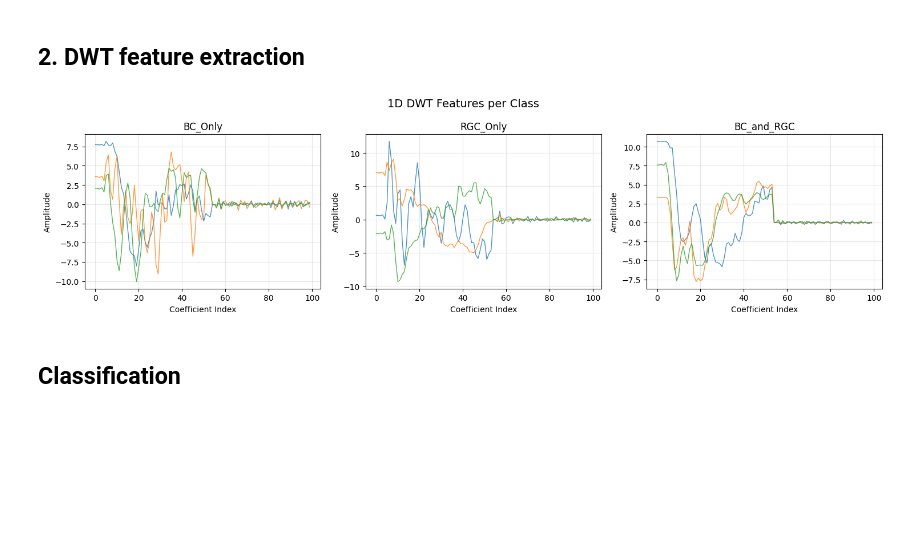
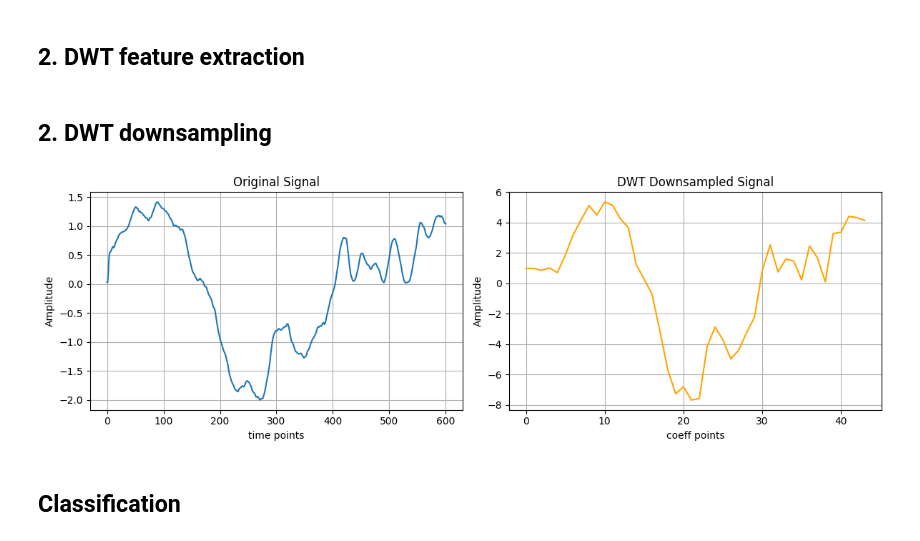
Before and after one commit to lillikiessling/VEP_Classifier, a Jupyter notebook: 1DCNN.ipynb, the cells around one changed output. Saved outputs shown, nothing was run; the diff lists cells and outputs as text; code cells hidden in the pictures; blank space fills up the shorter version.

Commit message:
dwt downsampling

```diff
--- a/1DCNN.ipynb
+++ b/1DCNN.ipynb
@@ -78,0 +35,18 @@ plt.show()
+# %%
+
+all_paths = load_dataset_paths(base_dir=OUTPUT_DIR, devices=DEVICES, labels=LABELS)
+
+# Example usage:
+
+prima_files_BC_only = all_paths["PRIMA"]["BC_Only"]
+prima_files_RGC_only = all_paths["PRIMA"]["RGC_Only"]
+prima_files_BC_and_RGC = all_paths["PRIMA"]["BC_and_RGC"]
+
+mp20_files_BC_only = all_paths["MP20"]["BC_Only"]
+mp20_files_RGC_only = all_paths["MP20"]["RGC_Only"]
+mp20_files_BC_and_RGC = all_paths["MP20"]["BC_and_RGC"]
+
+# print how many files are in each category
+print(f"PRIMA BC_Only files: {len(prima_files_BC_only)}")
+print(f"PRIMA RGC_Only files: {len(prima_files_RGC_only)}")
+print(f"PRIMA BC_and_RGC files: {len(prima_files_BC_and_RGC)}")
@@ -98,27 +145,29 @@ labels = np.array(labels)
-# %%
-unique_labels = ["BC_Only", "RGC_Only", "BC_and_RGC"]
-
-# --- Plot 1D DWT features per class ---
-plt.figure(figsize=(15, 4))
-for i, label in enumerate(unique_labels, 1):
-    plt.subplot(1, 3, i)
-
-    # Get up to 3 examples from this class
-    class_indices = np.where(labels == label)[0][:3]
-
-    for idx in class_indices:
-        plt.plot(dwt_features_padded[idx], lw=1, alpha=0.8)
-
-    plt.title(f"{label}")
-    plt.xlabel("Coefficient Index")
-    plt.ylabel("Amplitude")
-    plt.grid(alpha=0.3)
-
-plt.suptitle("1D DWT Features per Class", fontsize=14)
-plt.tight_layout()
-plt.show()
-# %% [output]
-[figure, removed]
+# %% [markdown]
+## 2. DWT downsampling
+# %%
+unique_labels = ["BC_Only", "RGC_Only", "BC_and_RGC"]
+example_file = prima_files_BC_only[0]
+time, signal = load_preprocessed_signal(example_file)
+
+downsampled_signal = FeatureExtractor.dwt_downsampling(signal, wavelet='db4', level=4)
+
+plt.figure(figsize=(12, 4))
+plt.subplot(1, 2, 1)
+plt.plot(signal, label='Original Signal')
+plt.title('Original Signal')
+plt.xlabel('time points')
+plt.ylabel('Amplitude')
+plt.grid()
+plt.subplot(1, 2, 2)
+plt.plot(downsampled_signal, label='DWT Downsampled Signal', color='orange')
+plt.title('DWT Downsampled Signal')
+plt.xlabel('coeff points')
+plt.ylabel('Amplitude')
+plt.grid()
+plt.tight_layout()
+plt.show()
+# %% [output]
+[figure, added]
 # %% [markdown]
 ## Classification
 # %%
```
Also changed, not shown: parts of 12 cells of this notebook, 3 other files.
